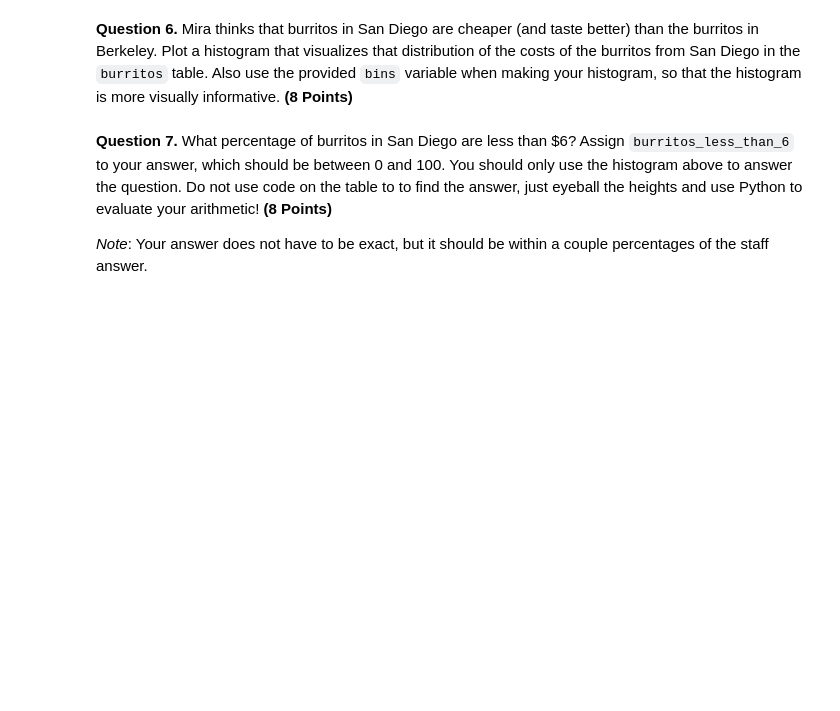
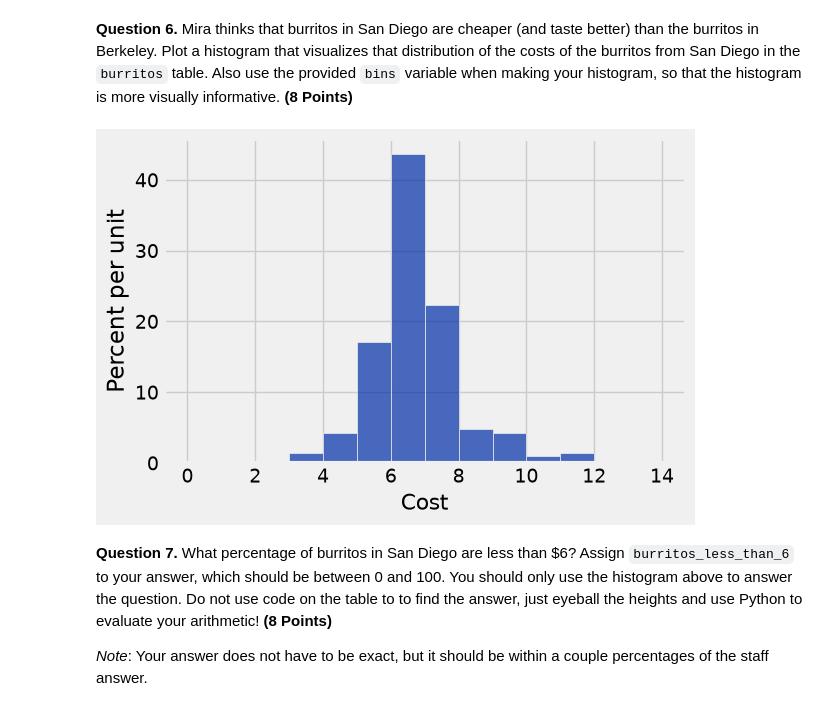
Before and after one commit to RidgeOnTheLedge/DAT1001-RMikkelsen, a Jupyter notebook: hw04/hw04.ipynb, the cells around one changed output. Cells and saved outputs as stored; diff of their text form; code cells hidden in the pictures; blank space fills up the shorter version.

```diff
--- a/hw04/hw04.ipynb
+++ b/hw04/hw04.ipynb
@@ -141,8 +176,10 @@ grader.check("q1_5")
 **Question 6.** Mira thinks that burritos in San Diego are cheaper (and taste better) than the burritos in Berkeley. Plot a histogram that visualizes that distribution of the costs of the burritos from San Diego in the `burritos` table. Also use the provided `bins` variable when making your histogram, so that the histogram is more visually informative. **(8 Points)**
 # %%
 bins = np.arange(0, 15, 1)
-# Please also use the provided bins
-...
+
+burritos.hist('Cost', bins=bins)
+# %% [output]
+[figure, added]
 # %% [markdown]
 <!-- END QUESTION -->
 
```
Also changed, not shown: parts of 17 cells of this notebook, 4 other files.
